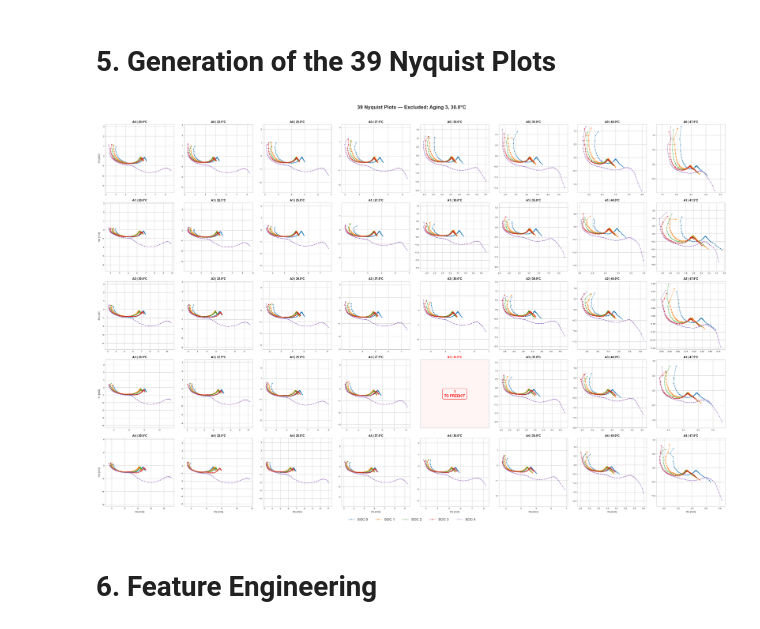
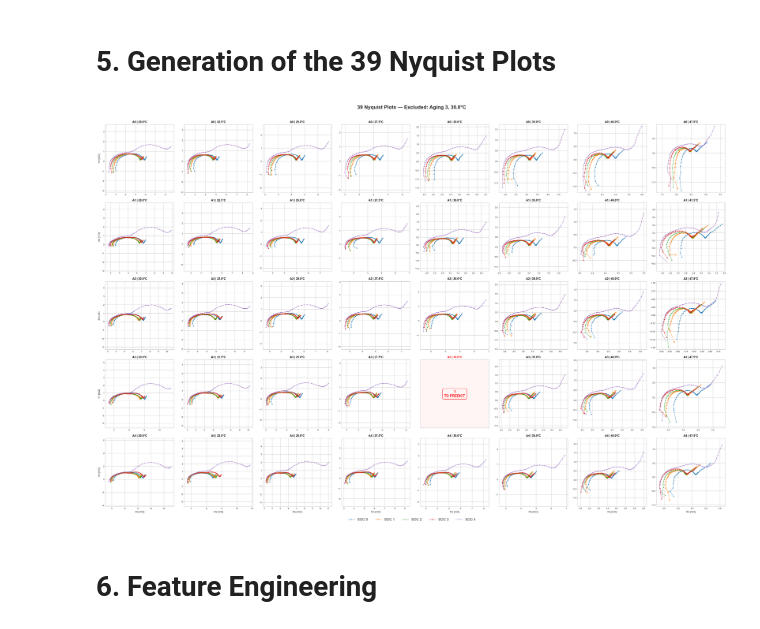
Before and after one commit to marcosoldani/ml_LiBs_project, a Jupyter notebook: notebooks/1_LeaveOneOut.ipynb, the cells around one changed output. Cells and saved outputs as stored; diff of their text form; code cells hidden in the pictures.

```diff
--- a/notebooks/1_LeaveOneOut.ipynb
+++ b/notebooks/1_LeaveOneOut.ipynb
@@ -183,7 +183,7 @@ for aging in range(5):
         mask = subset["Temperature"] == temp
         ax.scatter(
             subset.loc[mask, "Z_real"],
-            -subset.loc[mask, "Z_imag"],
+            subset.loc[mask, "Z_imag"],
             s=1,
             alpha=0.4,
             color=TEMP_COLORS[temp],
@@ -325,7 +325,7 @@ for i, aging in enumerate(AGINGS):
             for soc in sorted(subset['SOC'].unique()):
                 sd = subset[subset['SOC'] == soc]
                 ax.plot(
-                    sd['Z_real'], -sd['Z_imag'],
+                    sd['Z_real'], sd['Z_imag'],
                     marker=SOC_MARKERS[soc],
                     markersize=2,
                     linewidth=0.8,
@@ -340,34 +340,34 @@ for i, aging in enumerate(AGINGS):
         ax.set_title(f'A{aging} | {temp}°C', fontsize=9, fontweight='bold', color=title_color)
         ax.tick_params(labelsize=7)
 
 # Create legend
 handles, labels = None, None
 for ax_row in axes:
     for ax in ax_row:
         h, l = ax.get_legend_handles_labels()
         if h:
             handles, labels = h[:5], [f'SOC {i}' for i in range(5)]
             break
     if handles: break
 
 if handles:
     fig.legend(
         handles, labels,
         loc='lower center',
         ncol=5,
         fontsize=11,
         bbox_to_anchor=(0.5, -0.02)
     )
 
 fig.suptitle(
     f'39 Nyquist Plots — Excluded: Aging {EXCLUDED_AGING}, {EXCLUDED_TEMP}°C',
     fontsize=16, fontweight='bold', y=1.01
 )
 
 plt.tight_layout()
 plt.show()
 # %% [output]
-[figure, old version]
+[figure, new version]
 # %% [markdown]
 # 6. Feature Engineering
 # %%
```
Also changed, not shown: parts of 7 cells of this notebook, 58 other files.
